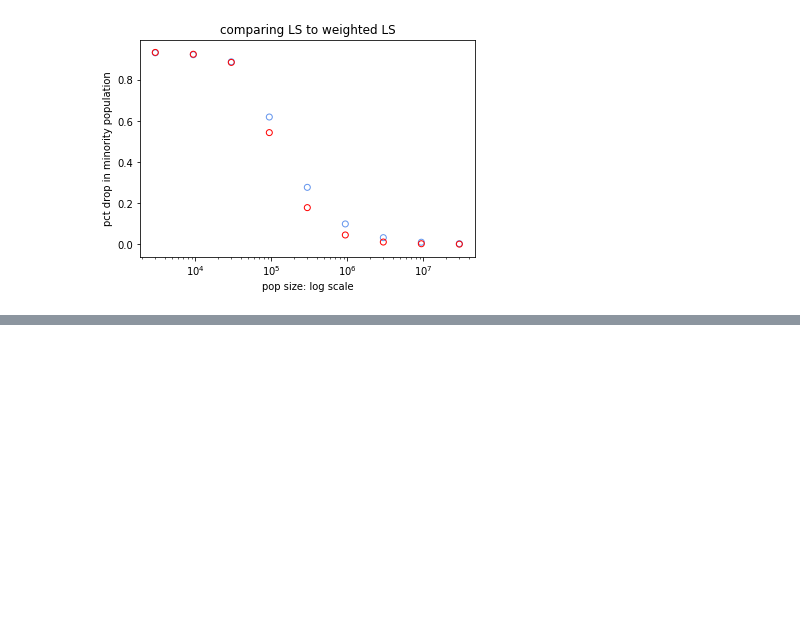
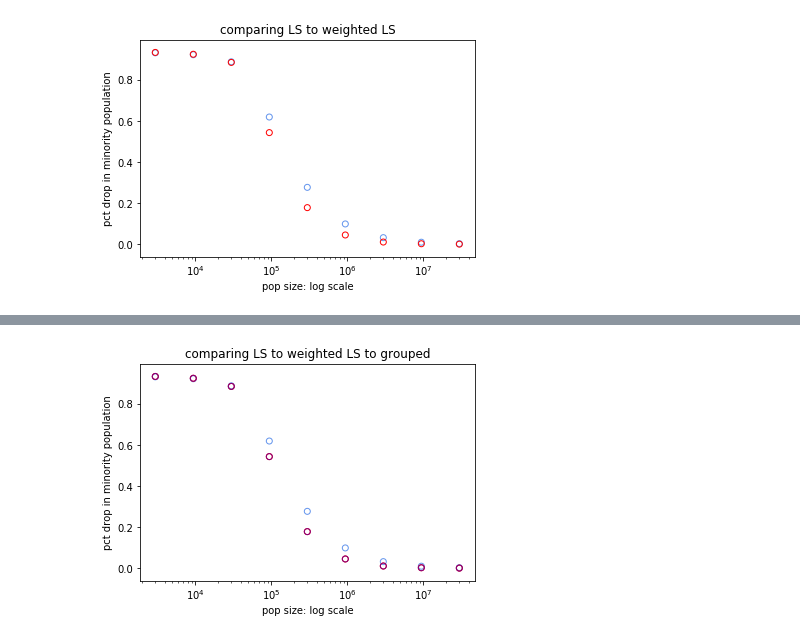
Before and after one commit to beatrixkh/explore_census_2020_dp, a Jupyter notebook: 2020_02_24_dp_sim_compare_optimizers.ipynb, the cells around one changed output, grey strips where cells are left out. Cells and saved outputs as stored; diff of their text form; code cells hidden in the pictures; blank space fills up the shorter version.

```diff
--- a/2020_02_24_dp_sim_compare_optimizers.ipynb
+++ b/2020_02_24_dp_sim_compare_optimizers.ipynb
@@ -108,0 +197,8 @@ plt.show()
+# %%
+grouped_path = '/ihme/scratch/users/beatrixh/2020-02-24/group'
+
+grouped_dt = pd.DataFrame()
+for path in weighted_dirs:
+    new = summarize_dir(path)
+    grouped_dt = pd.concat([grouped_dt, new], axis = 1, ignore_index=True)
+print(grouped_dt.T)
@@ -108,0 +223,7 @@ plt.show()
+# %%
+names = ['precise','dp','non_neg_grouped','pct_change_grouped',
+        'number_counties','alpha','beta','total_pop',
+        'prop_minority','segregation_factor','seed']
+names_dict = {i : names[i] for i in range(0,len(names))}
+data_grouped = grouped_dt.T.rename(columns=names_dict)
+data_grouped.sort_values(by='total_pop')
@@ -108,0 +241,6 @@ plt.show()
+# %%
+compare_grouped = compare_weighted_shifted.merge(data_grouped, how = 'inner',
+                                                on=['alpha','beta','dp','number_counties','precise',
+                                                    'prop_minority','seed','total_pop'],
+                                                suffixes=('_copy','_grouped'))
+compare_grouped.columns
@@ -108,0 +255,23 @@ plt.show()
+# %%
+#this one also identical to weighted??
+
+x = compare_grouped['total_pop']
+y_1 = compare_grouped['pct_change_std']
+y_2 = compare_grouped['pct_change_weighted']
+y_3 = compare_grouped['pct_change_grouped']
+
+fig = plt.figure()
+
+ax = fig.add_subplot(111)
+ax.scatter(x, y_1, facecolors='none', edgecolors = 'cornflowerblue')
+ax.scatter(x, y_2, facecolors='none', edgecolors = 'red')
+ax.scatter(x, y_3, facecolors='none', edgecolors = 'purple')
+
+plt.xscale('log')
+plt.xlabel('pop size: log scale')
+plt.ylabel('pct drop in minority population')
+plt.title("comparing LS to weighted LS to grouped")
+
+plt.show()
+# %% [output]
+[figure, added]
```
Also changed, not shown: parts of 12 cells of this notebook.
